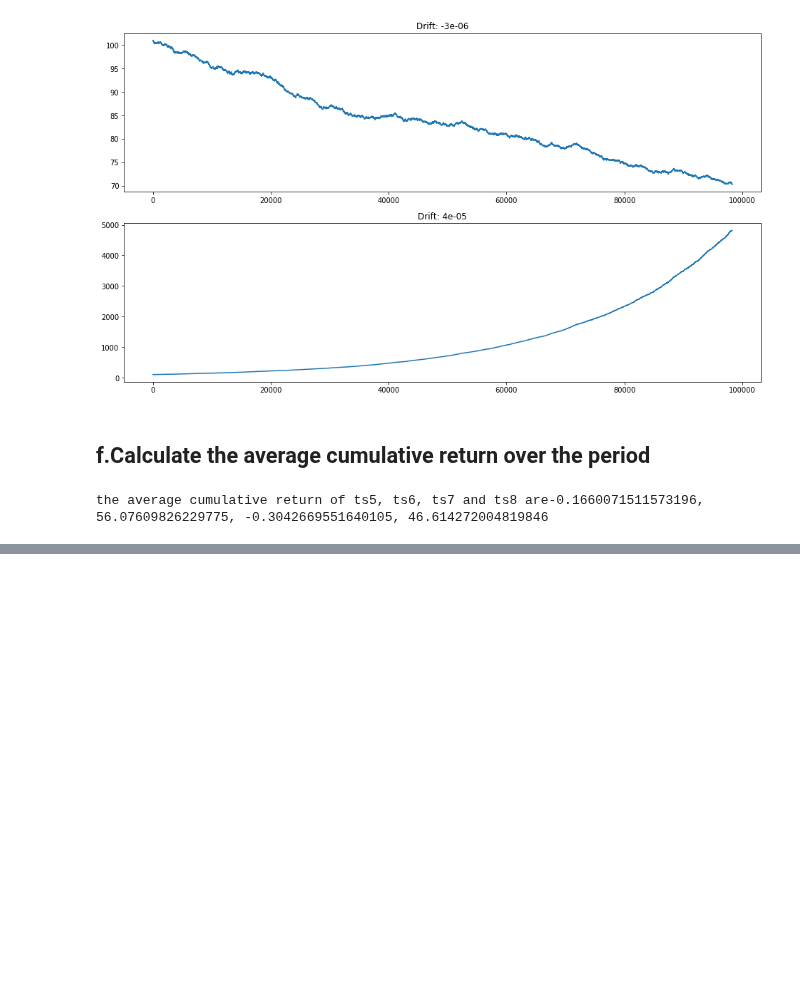
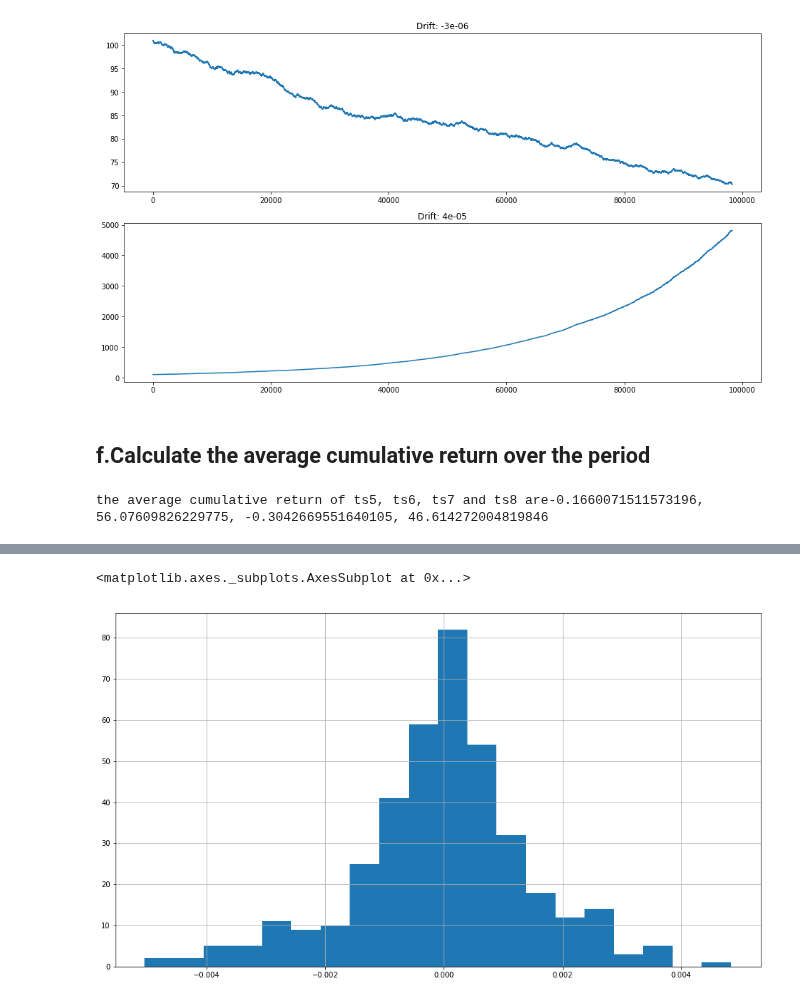
Before and after one commit to franklili3/Python-for-Finance-Engineering, a Jupyter notebook: homework2/homework2.ipynb, the cells around one changed output, grey strips where cells are left out. Drawn from its saved outputs; the diff is of its cells as text; code cells hidden in the pictures; blank space fills up the shorter version.

```diff
--- a/homework2/homework2.ipynb
+++ b/homework2/homework2.ipynb
@@ -351,0 +414,7 @@ ax1.plot(ema_12.values)
+# %%
+# cal the difference between close and ema26
+diff_pct_close_vs_ema_26 = (stock_data['close'] - ema_26)/ ema_26
+diff_pct_close_vs_ema_26.hist(bins=20,figsize=(16,9))
+# %% [output]
+<matplotlib.axes._subplots.AxesSubplot at 0x...>
+[figure, added]
```
Also changed, not shown: parts of 14 cells of this notebook, 2 other files.
